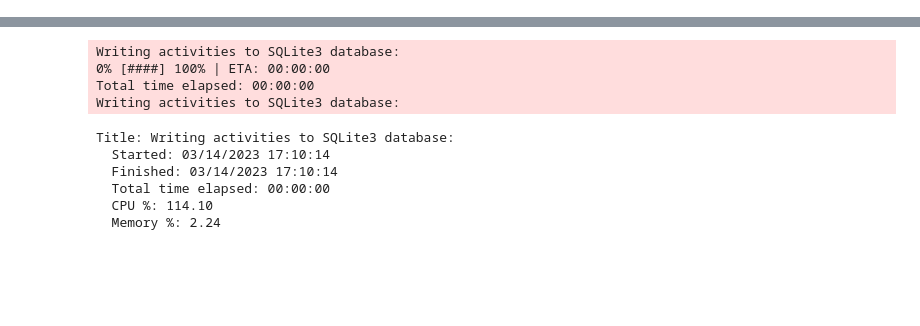
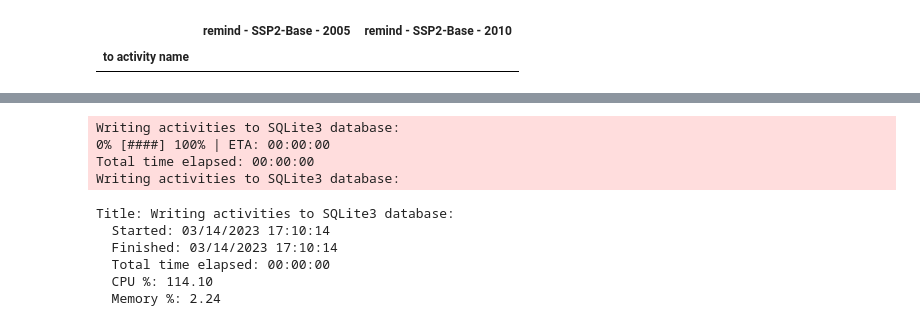
Before and after one commit to polca/unfold, a Jupyter notebook: dev/unfold_test.ipynb, the cells around one changed output, grey strips where cells are left out. Cells and saved outputs as stored; diff of their text form; code cells hidden in the pictures; blank space fills up the shorter version.

```diff
--- a/dev/unfold_test.ipynb
+++ b/dev/unfold_test.ipynb
@@ -73,0 +81,8 @@ Created database: ecoinvent_remind_SSP2-NPi_2010
+# %%
+df_gr.loc[
+    (df_gr["remind - SSP2-Base - 2005"] == 0)
+    &(df_gr.sum(1) != 0), :
+]
+# %% [output]
+|  | remind - SSP2-Base - 2005 | remind - SSP2-Base - 2010 |
+| to activity name |  |  |
```
Also changed, not shown: parts of 14 cells of this notebook, 2 other files.
